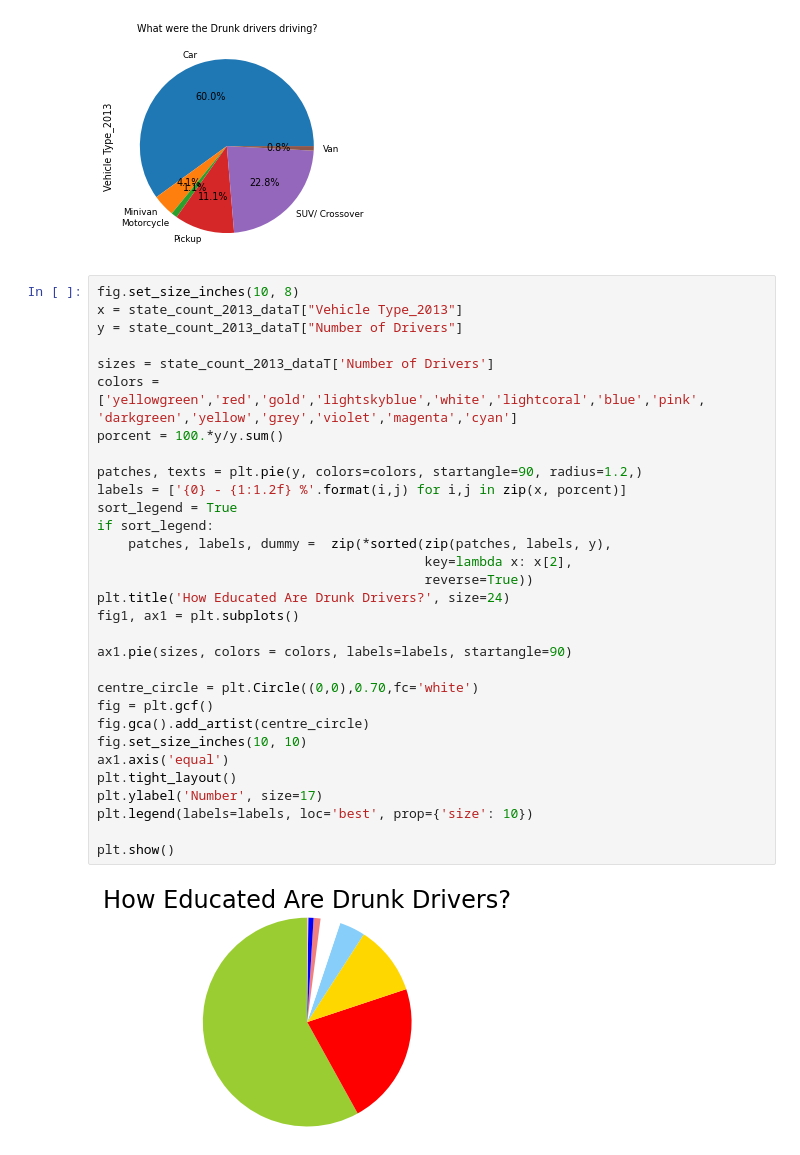
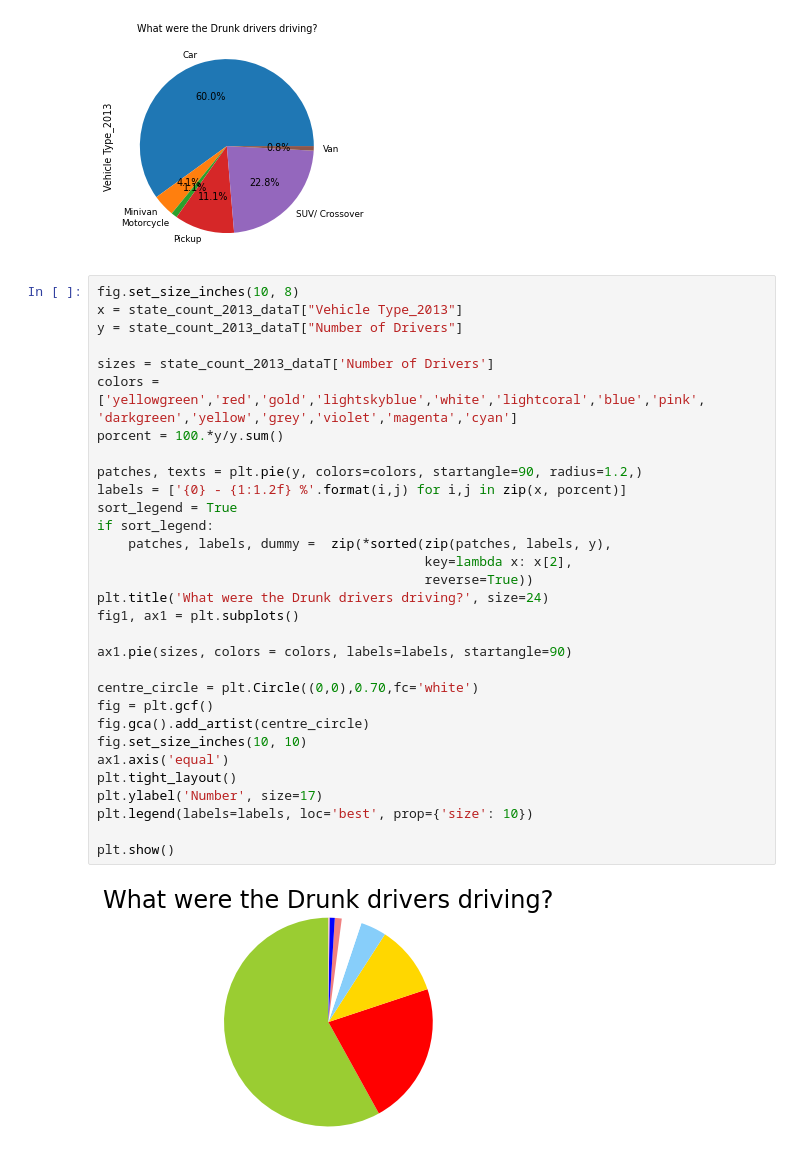
Before and after one commit to Nickfeliciano2/DUI-Statistical-Analysis-API, a Jupyter notebook: comparative_data_plots.ipynb, the cells around one changed output. Drawn from its saved outputs; the diff is of its cells as text.

Commit message:
Fixed chart mistake

```diff
--- a/comparative_data_plots.ipynb
+++ b/comparative_data_plots.ipynb
@@ -678,33 +678,33 @@ vehicle_plot.plot(kind="pie", y="Types of Vehicles",title="What were the Drunk d
 fig.set_size_inches(10, 8)
 x = state_count_2013_dataT["Vehicle Type_2013"]
 y = state_count_2013_dataT["Number of Drivers"]
 
 sizes = state_count_2013_dataT['Number of Drivers']
 colors = ['yellowgreen','red','gold','lightskyblue','white','lightcoral','blue','pink', 'darkgreen','yellow','grey','violet','magenta','cyan']
 porcent = 100.*y/y.sum()
 
 patches, texts = plt.pie(y, colors=colors, startangle=90, radius=1.2,)
 labels = ['{0} - {1:1.2f} %'.format(i,j) for i,j in zip(x, porcent)]
 sort_legend = True
 if sort_legend:
     patches, labels, dummy =  zip(*sorted(zip(patches, labels, y),
                                           key=lambda x: x[2],
                                           reverse=True))
-plt.title('How Educated Are Drunk Drivers?', size=24)
+plt.title('What were the Drunk drivers driving?', size=24)
 fig1, ax1 = plt.subplots()
 
 ax1.pie(sizes, colors = colors, labels=labels, startangle=90)
 
 centre_circle = plt.Circle((0,0),0.70,fc='white')
 fig = plt.gcf()
 fig.gca().add_artist(centre_circle)
 fig.set_size_inches(10, 10)
 ax1.axis('equal')
 plt.tight_layout()
 plt.ylabel('Number', size=17)
 plt.legend(labels=labels, loc='best', prop={'size': 10})
 
 plt.show()
 # %% [output]
-[figure, old version]
+[figure, new version]
 [figure]
```
